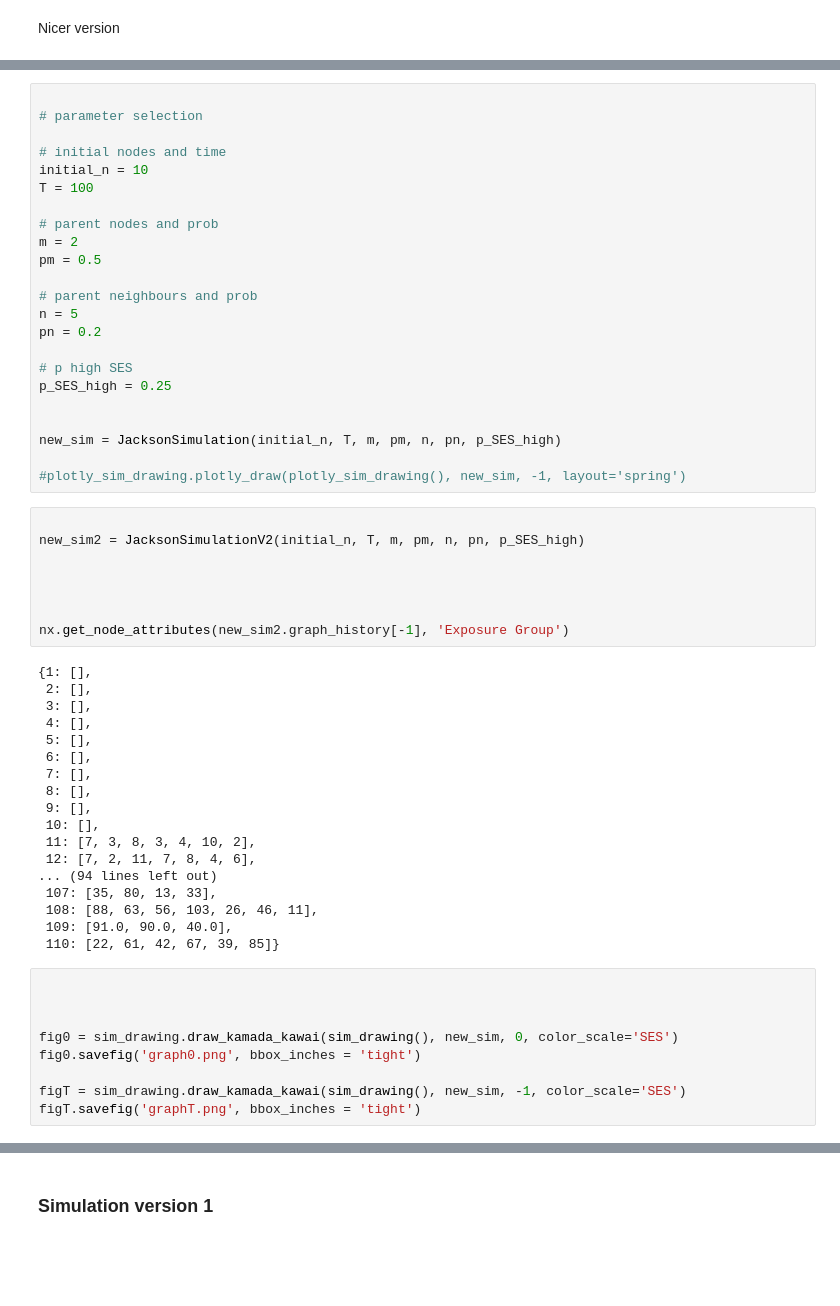
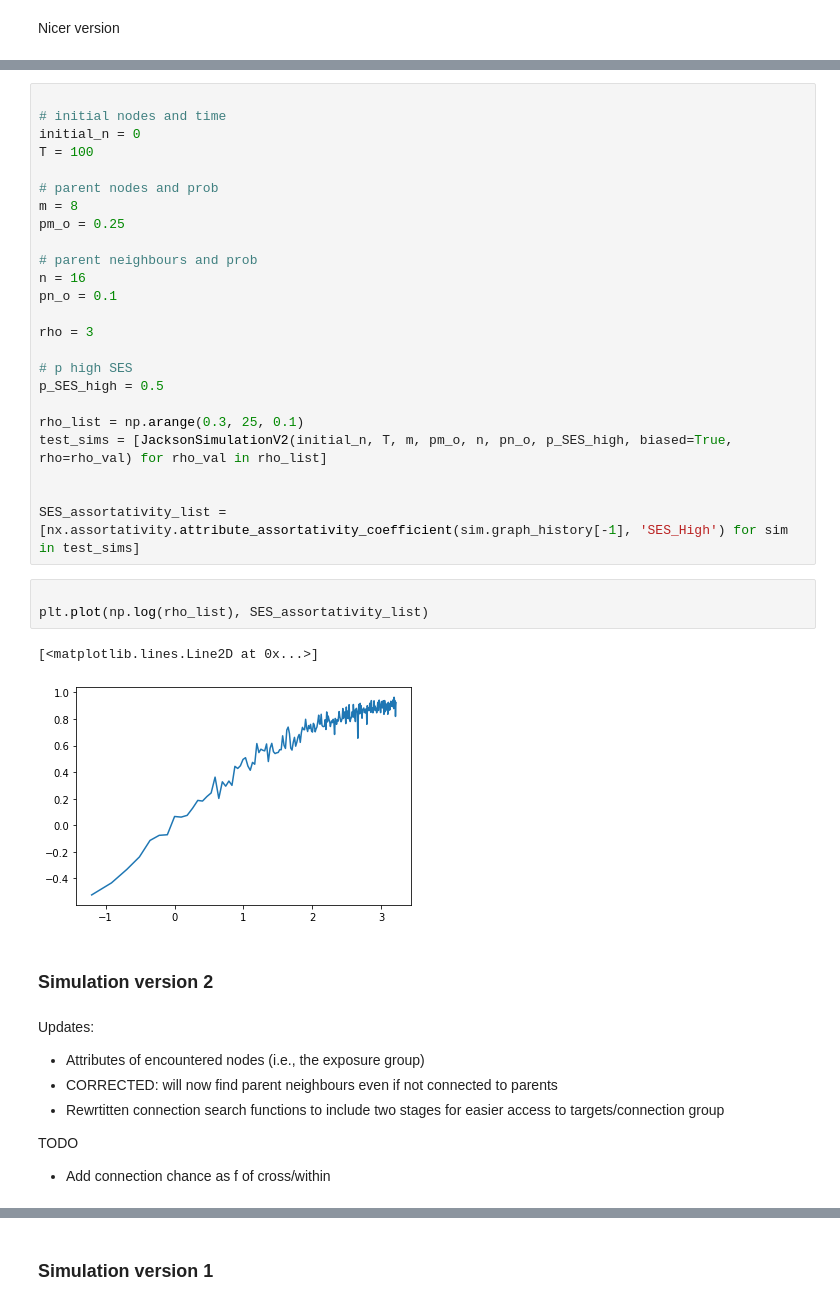
Before and after one commit to RassssD/Diss-model, a Jupyter notebook: Diss_model.ipynb, the cells around one changed output, grey strips where cells are left out. Saved outputs shown, nothing was run; the diff lists cells and outputs as text; blank space fills up the shorter version.

```diff
--- a/Diss_model.ipynb
+++ b/Diss_model.ipynb
@@ -32,58 +72,40 @@ Nicer version
 # %%
 
-# parameter selection
-
 # initial nodes and time
-initial_n = 10
+initial_n = 0
 T = 100
 
 # parent nodes and prob
-m = 2
-pm = 0.5
+m = 8
+pm_o = 0.25
 
 # parent neighbours and prob
-n = 5
-pn = 0.2
+n = 16
+pn_o = 0.1
+
+rho = 3
 
 # p high SES
-p_SES_high = 0.25
+p_SES_high = 0.5
+
+rho_list = np.arange(0.3, 25, 0.1)
+test_sims = [JacksonSimulationV2(initial_n, T, m, pm_o, n, pn_o, p_SES_high, biased=True, rho=rho_val) for rho_val in rho_list]
 
 
-new_sim = JacksonSimulation(initial_n, T, m, pm, n, pn, p_SES_high)
-
-#plotly_sim_drawing.plotly_draw(plotly_sim_drawing(), new_sim, -1, layout='spring')
+SES_assortativity_list = [nx.assortativity.attribute_assortativity_coefficient(sim.graph_history[-1], 'SES_High') for sim in test_sims]
-# %%
-
-new_sim2 = JacksonSimulationV2(initial_n, T, m, pm, n, pn, p_SES_high)
-
-
-
-
-nx.get_node_attributes(new_sim2.graph_history[-1], 'Exposure Group')
-# %% [output]
-{1: [],
- 2: [],
- 3: [],
- 4: [],
- 5: [],
- 6: [],
- 7: [],
- 8: [],
- 9: [],
- 10: [],
- 11: [7, 3, 8, 3, 4, 10, 2],
- 12: [7, 2, 11, 7, 8, 4, 6],
-... (94 lines left out)
- 107: [35, 80, 13, 33],
- 108: [88, 63, 56, 103, 26, 46, 11],
- 109: [91.0, 90.0, 40.0],
- 110: [22, 61, 42, 67, 39, 85]}
-# %%
-
-
-
-fig0 = sim_drawing.draw_kamada_kawai(sim_drawing(), new_sim, 0, color_scale='SES')
-fig0.savefig('graph0.png', bbox_inches = 'tight')
-
-figT = sim_drawing.draw_kamada_kawai(sim_drawing(), new_sim, -1, color_scale='SES')
-figT.savefig('graphT.png', bbox_inches = 'tight')
+# %%
+
+plt.plot(np.log(rho_list), SES_assortativity_list)
+# %% [output]
+[<matplotlib.lines.Line2D at 0x...>]
+[figure, added]
+# %% [markdown]
+### Simulation version 2
+# %% [markdown]
+Updates:
+* Attributes of encountered nodes (i.e., the exposure group)
+* CORRECTED: will now find parent neighbours even if not connected to parents
+* Rewrtitten connection search functions to include two stages for easier access to targets/connection group
+
+TODO
+* Add connection chance as f of cross/within
```
Also changed, not shown: parts of 13 cells of this notebook, 3 other files.
